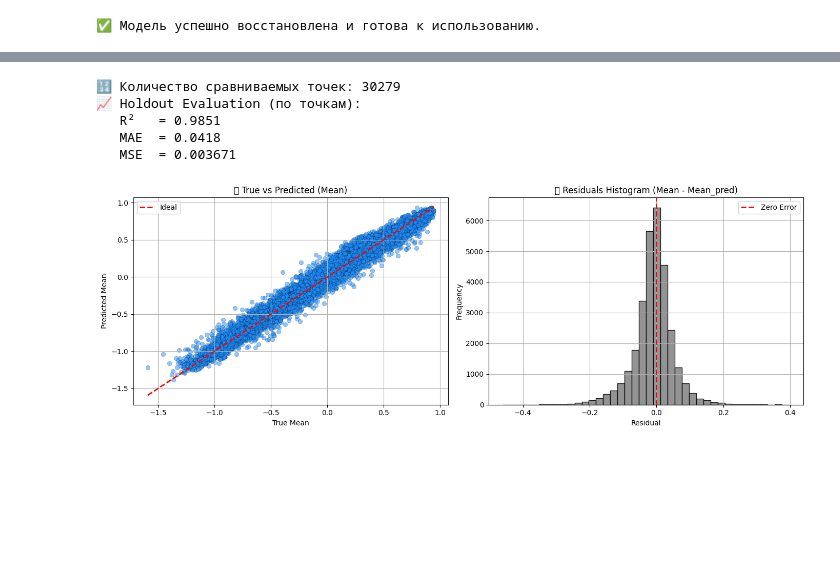
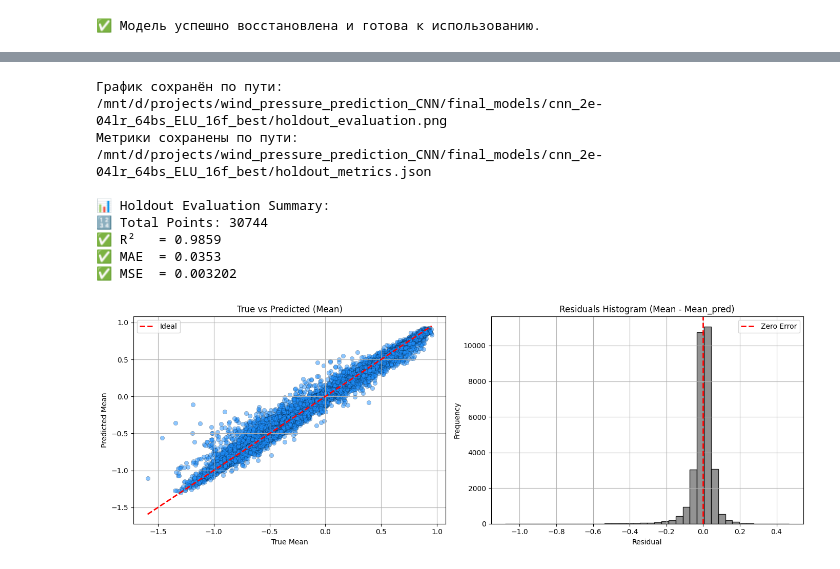
Before and after one commit to fzakharov129/wind_pressure_prediction_CNN, a Jupyter notebook: notebooks/04_holdout.ipynb, the cells around one changed output, grey strips where cells are left out. Drawn from its saved outputs; the diff is of its cells as text; code cells hidden in the pictures; blank space fills up the shorter version.

```diff
--- a/notebooks/04_holdout.ipynb
+++ b/notebooks/04_holdout.ipynb
@@ -228,8 +54,8 @@ class WindPressureCNN(nn.Module):
 # class WindPressureCNN(nn.Module): ...
 
 # 📍 Укажи путь к конфигу и весам
-CONFIG_PATH = "/mnt/d/projects/wind_pressure_prediction_CNN/final_models/cnn_2e-04lr_64bs_ELU_16f/cnn_2e-04lr_64bs_ELU_16f.json"
-MODEL_SAVE_PATH = "/mnt/d/projects/wind_pressure_prediction_CNN/final_models/cnn_2e-04lr_64bs_ELU_16f/best_input_seed882593_ELU_Adam.pth"
+CONFIG_PATH = "/mnt/d/projects/wind_pressure_prediction_CNN/final_models/cnn_2e-04lr_64bs_ELU_16f_best/cnn_2e-04lr_64bs_ELU_16f.json"
+MODEL_SAVE_PATH = "/mnt/d/projects/wind_pressure_prediction_CNN/final_models/cnn_2e-04lr_64bs_ELU_16f_best/best_input_seed159646_ELU_Adam.pth"
 
 # ➤ Загружаем конфиг
 with open(CONFIG_PATH, "r") as f:
@@ -321,51 +111,79 @@ print(f"✅ Предсказания добавлены к точкам и со
 # %%
-y_true = df["Mean"].values
-y_pred = df["Mean_pred"].values
+# 📥 Загрузка тензоров
+Y_true_tensor = np.load("/mnt/d/projects/wind_pressure_prediction_CNN/data/holdout/cnn_input_case_id/Y_cnn_case_id_ho.npy")
+Y_pred_tensor = np.load("/mnt/d/projects/wind_pressure_prediction_CNN/final_models/cnn_2e-04lr_64bs_ELU_16f_best/y_pred_case_id_ho.npy")
+
+# 🎯 Преобразуем в вектор
+y_true = Y_true_tensor.reshape(-1)
+y_pred = Y_pred_tensor.reshape(-1)
+residuals = y_true - y_pred
 
 # 📊 Метрики
 r2 = r2_score(y_true, y_pred)
 mae = mean_absolute_error(y_true, y_pred)
 mse = mean_squared_error(y_true, y_pred)
+num_points = len(y_true)
 
+metrics = {
+    "R2": round(r2, 4),
+    "MAE": round(mae, 4),
+    "MSE": round(mse, 6),
+    "Total_Points": num_points
+}
 
-num_points = len(y_true)
-print(f"🔢 Количество сравниваемых точек: {num_points}")
+# 📁 Папка для сохранения
+save_dir = "/mnt/d/projects/wind_pressure_prediction_CNN/final_models/cnn_2e-04lr_64bs_ELU_16f_best"
+os.makedirs(save_dir, exist_ok=True)
 
-print("📈 Holdout Evaluation (по точкам):")
-print(f"   R²   = {r2:.4f}")
-print(f"   MAE  = {mae:.4f}")
-print(f"   MSE  = {mse:.6f}")
-
-# 📉 Остатки
-residuals = y_true - y_pred
-
-# 📊 Визуализация
+# 📈 Визуализация
 fig, axes = plt.subplots(1, 2, figsize=(14, 5))
 
 # 🎯 True vs Predicted
 axes[0].scatter(y_true, y_pred, alpha=0.5, color="dodgerblue", edgecolors='k', linewidths=0.3)
 axes[0].plot([y_true.min(), y_true.max()], [y_true.min(), y_true.max()], 'r--', lw=2, label="Ideal")
 axes[0].set_xlabel("True Mean")
 axes[0].set_ylabel("Predicted Mean")
-axes[0].set_title("🎯 True vs Predicted (Mean)")
+axes[0].set_title("True vs Predicted (Mean)")
 axes[0].grid(True)
 axes[0].legend()
 
 # 📊 Residuals Histogram
 axes[1].hist(residuals, bins=40, color='gray', edgecolor='black', alpha=0.85)
 axes[1].axvline(x=0, color='red', linestyle='--', lw=2, label="Zero Error")
 axes[1].set_xlabel("Residual")
 axes[1].set_ylabel("Frequency")
-axes[1].set_title("📊 Residuals Histogram (Mean - Mean_pred)")
+axes[1].set_title("Residuals Histogram (Mean - Mean_pred)")
 axes[1].grid(True)
 axes[1].legend()
 
 plt.tight_layout()
-plt.show()
+
+# 💾 Сохраняем график
+plot_path = os.path.join(save_dir, "holdout_evaluation.png")
+plt.savefig(plot_path, dpi=300)
+print(f"График сохранён по пути:\n{plot_path}")
+
+# 💾 Сохраняем метрики в JSON
+metrics_path = os.path.join(save_dir, "holdout_metrics.json")
+with open(metrics_path, "w") as f:
+    json.dump(metrics, f, indent=4)
+print(f"Метрики сохранены по пути:\n{metrics_path}")
+
+# 🖨 Печать метрик
+print("\n📊 Holdout Evaluation Summary:")
+print(f"🔢 Total Points: {metrics['Total_Points']}")
+print(f"✅ R²   = {metrics['R2']}")
+print(f"✅ MAE  = {metrics['MAE']}")
+print(f"✅ MSE  = {metrics['MSE']}")
 # %% [output]
-🔢 Количество сравниваемых точек: 30279
-📈 Holdout Evaluation (по точкам):
-   R²   = 0.9851
-   MAE  = 0.0418
-   MSE  = 0.003671
+График сохранён по пути:
+/mnt/d/projects/wind_pressure_prediction_CNN/final_models/cnn_2e-04lr_64bs_ELU_16f_best/holdout_evaluation.png
+Метрики сохранены по пути:
+/mnt/d/projects/wind_pressure_prediction_CNN/final_models/cnn_2e-04lr_64bs_ELU_16f_best/holdout_metrics.json
+
+📊 Holdout Evaluation Summary:
+🔢 Total Points: 30744
+✅ R²   = 0.9859
+✅ MAE  = 0.0353
+✅ MSE  = 0.003202
-[figure, old version]
+[figure, new version]
```
Also changed, not shown: parts of 5 cells of this notebook, 2 other files.
